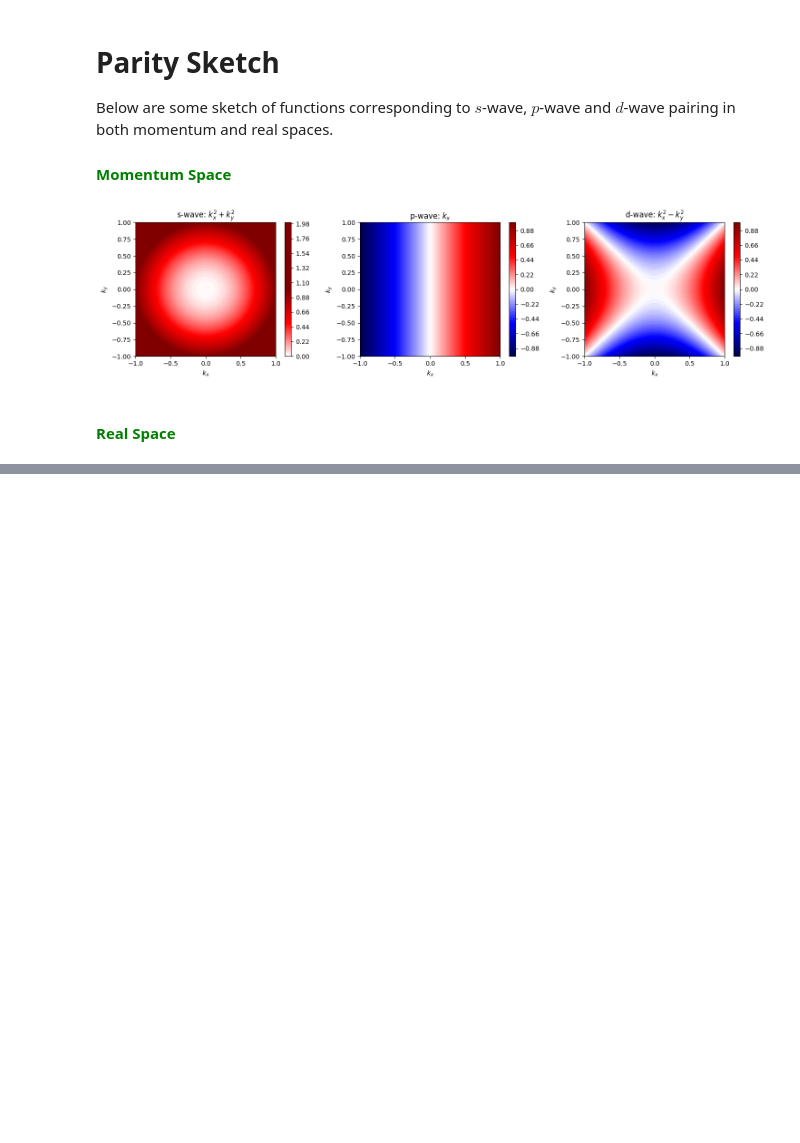
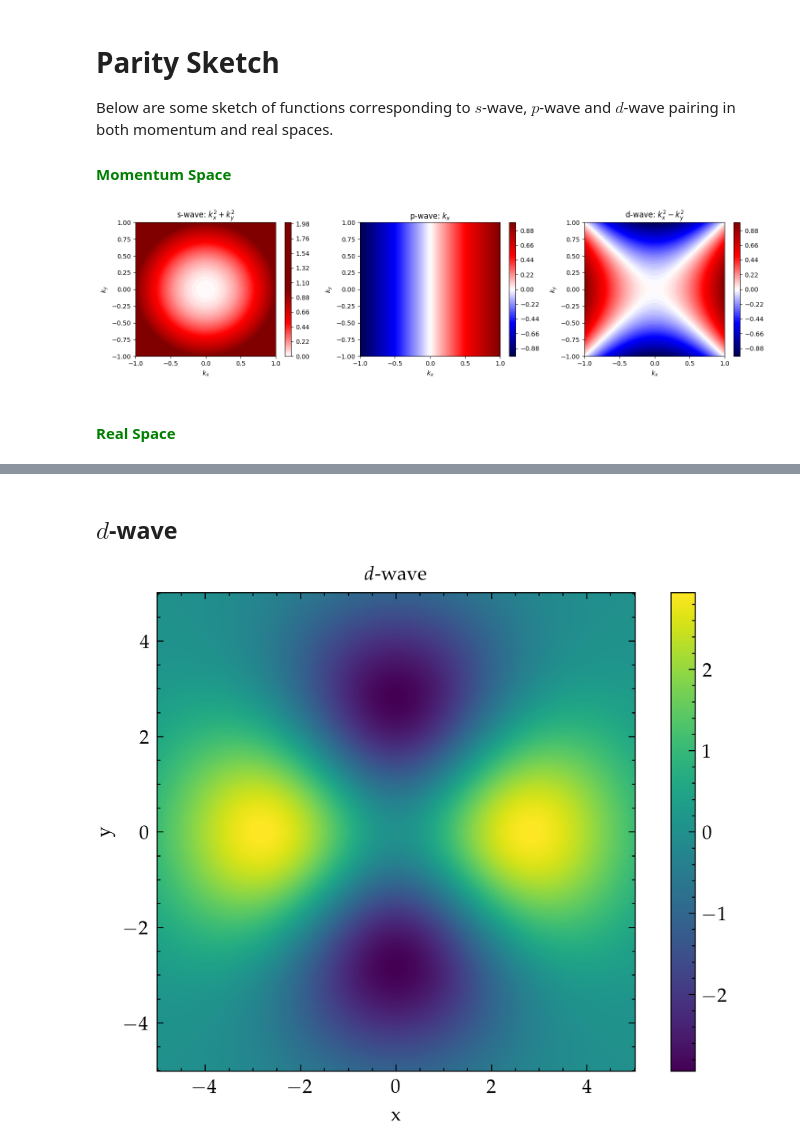
Before and after one commit to danidimic/MTI_SC_Gorkov, a Jupyter notebook: Pairing_Decomposition.ipynb, the cells around one changed output, grey strips where cells are left out. Saved outputs shown, nothing was run; the diff lists cells and outputs as text; code cells hidden in the pictures; blank space fills up the shorter version.

```diff
--- a/Pairing_Decomposition.ipynb
+++ b/Pairing_Decomposition.ipynb
@@ -460,0 +544,42 @@ KeyboardInterrupt:
+# %% [markdown]
+## $d$-wave
+# %%
+# real‐space grid
+L = 5.0
+N = 400
+x = np.linspace(-L, L, N)
+y = np.linspace(-L, L, N)
+X, Y = np.meshgrid(x, y)
+R2 = X**2 + Y**2
+
+# Gaussian envelope
+sigma = 2.0
+g = np.exp(-R2/(2*sigma**2))
+
+# pairing functions
+f_s = g
+f_p = (X + Y) * g
+f_d = (X**2 - Y**2) * g
+f_f = (X**3 - 3*X*Y**2) * g
+
+# s wave pairing
+f = f_d
+
+# figure
+fig, ax = plt.subplots(1,1, figsize=(6,4))
+
+vmin, vmax = f.ravel().min(), f.ravel().max()
+
+
+pcm = ax.pcolormesh(X, Y, f, shading='auto', vmin=vmin, vmax=vmax, cmap='viridis')
+ax.set_aspect('equal')
+ax.set_title('$d$-wave')
+ax.set_xlabel('x'); ax.set_ylabel('y')
+fig.colorbar(pcm, ax=ax)
+
+plt.show()
+
+#fig.savefig('Paper/d_wave.pdf', bbox_inches='tight', pad_inches=0.1)
+#fig.savefig('Paper/d_wave.svg', bbox_inches='tight', pad_inches=0.1)
+# %% [output]
+[figure, added]
```
Also changed, not shown: parts of 8 cells of this notebook, 20 other files.
